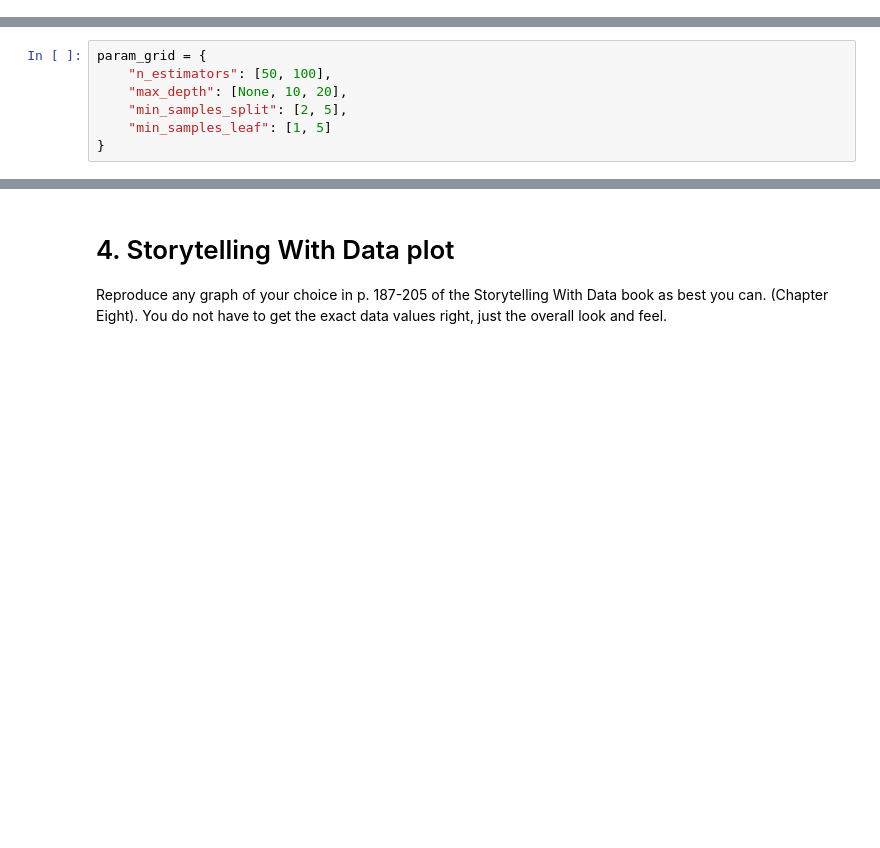
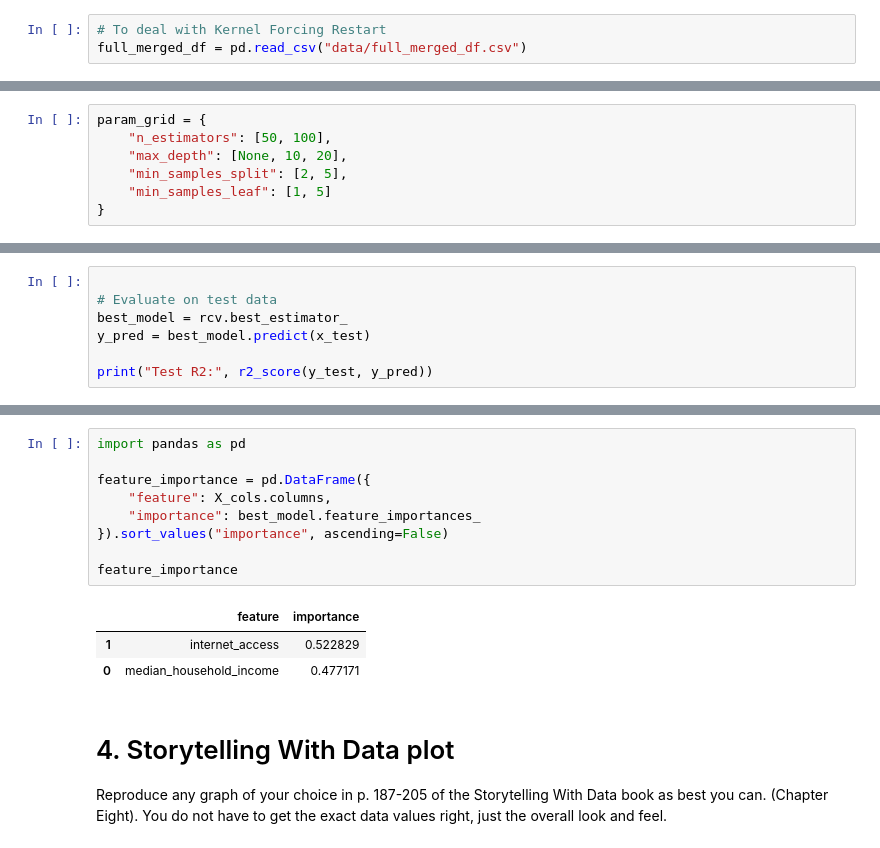
Before and after one commit to Haleymussary00/Module-B-semester-2, a Jupyter notebook: Week12.ipynb, the cells around one changed output, grey strips where cells are left out. Drawn from its saved outputs; the diff is of its cells as text; blank space fills up the shorter version.

```diff
--- a/Week12.ipynb
+++ b/Week12.ipynb
@@ -887,3 +900,6 @@ After scaling, PCA shows that most variation in the data is explained by a combi
+# %%
+# To deal with Kernel Forcing Restart
+full_merged_df = pd.read_csv("data/full_merged_df.csv")
 # %%
 full_merged_df['orders_per_house'] = full_merged_df['order_count']/full_merged_df['total_households']
 full_merged_df.head(5)
@@ -948,0 +981,7 @@ rcv.fit(x_train, y_train)
+# %%
+
+# Evaluate on test data
+best_model = rcv.best_estimator_
+y_pred = best_model.predict(x_test)
+
+print("Test R2:", r2_score(y_test, y_pred))
@@ -949,3 +999,16 @@ rcv.fit(x_train, y_train)
+# %%
+import pandas as pd
+
+feature_importance = pd.DataFrame({
+    "feature": X_cols.columns,
+    "importance": best_model.feature_importances_
+}).sort_values("importance", ascending=False)
+
+feature_importance
+# %% [output]
+|  | feature | importance |
+| 1 | internet_access | 0.522829 |
+| 0 | median_household_income | 0.477171 |
 # %% [markdown]
 # 4. Storytelling With Data plot
 
```
Also changed, not shown: parts of 8 cells of this notebook, 1 other file.
